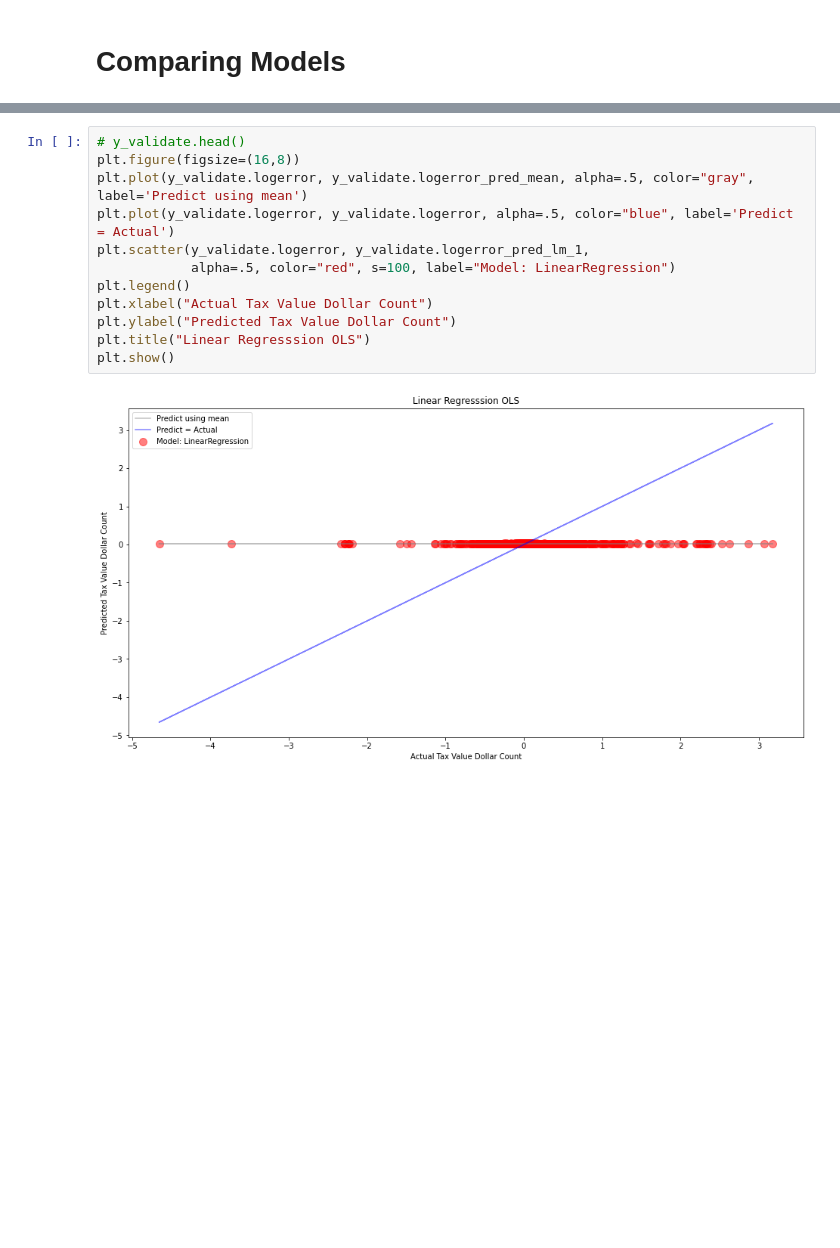
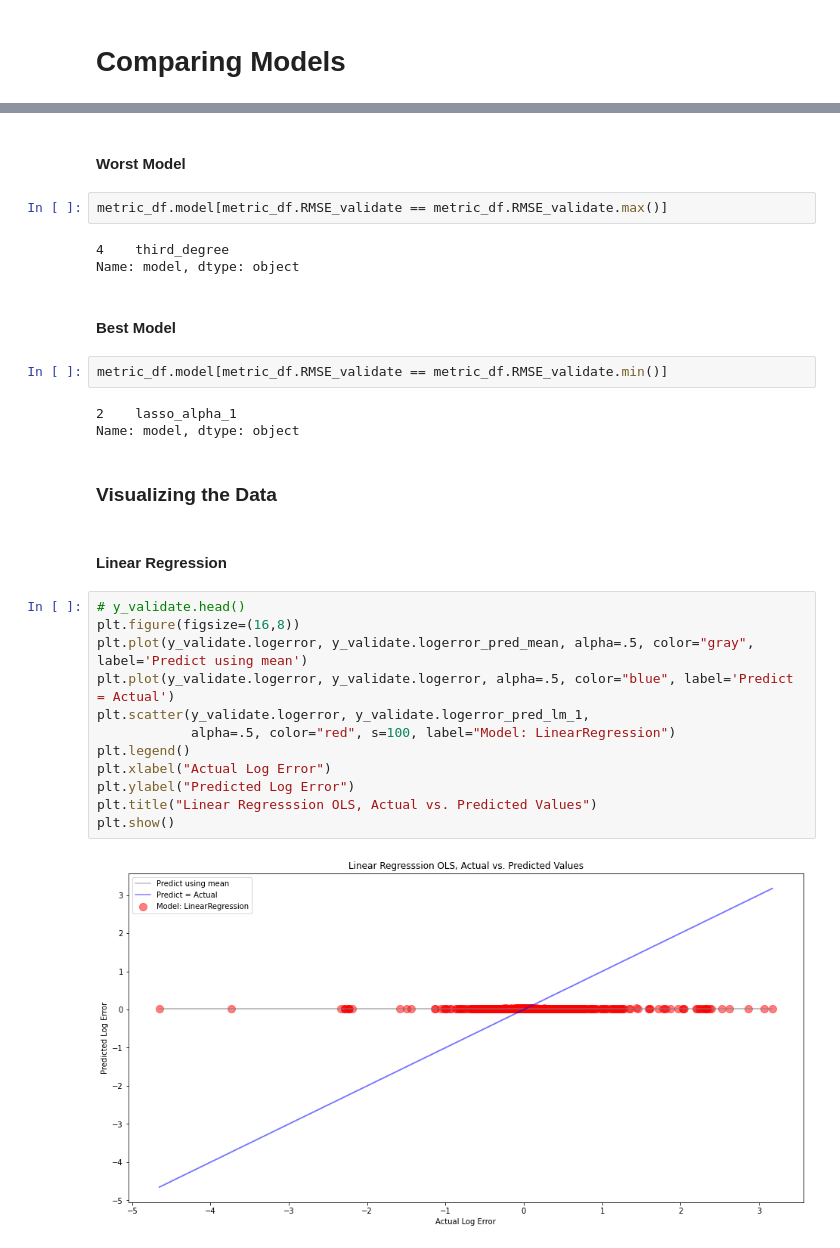
Before and after one commit to malachi-hale/clustering-project, a Jupyter notebook: Final_Project.ipynb, the cells around one changed output, grey strips where cells are left out. Saved outputs shown, nothing was run; the diff lists cells and outputs as text; blank space fills up the shorter version.

```diff
--- a/Final_Project.ipynb
+++ b/Final_Project.ipynb
@@ -1741,14 +1756,32 @@ y_validate
+# %% [markdown]
+#### Worst Model
+# %%
+metric_df.model[metric_df.RMSE_validate == metric_df.RMSE_validate.max()]
+# %% [output]
+4    third_degree
+Name: model, dtype: object
+# %% [markdown]
+#### Best Model
+# %%
+metric_df.model[metric_df.RMSE_validate == metric_df.RMSE_validate.min()]
+# %% [output]
+2    lasso_alpha_1
+Name: model, dtype: object
+# %% [markdown]
+### Visualizing the Data
+# %% [markdown]
+#### Linear Regression
 # %%
 # y_validate.head()
 plt.figure(figsize=(16,8))
 plt.plot(y_validate.logerror, y_validate.logerror_pred_mean, alpha=.5, color="gray", label='Predict using mean')
 plt.plot(y_validate.logerror, y_validate.logerror, alpha=.5, color="blue", label='Predict = Actual')
 plt.scatter(y_validate.logerror, y_validate.logerror_pred_lm_1,
             alpha=.5, color="red", s=100, label="Model: LinearRegression")
 plt.legend()
-plt.xlabel("Actual Tax Value Dollar Count")
-plt.ylabel("Predicted Tax Value Dollar Count")
-plt.title("Linear Regresssion OLS")
+plt.xlabel("Actual Log Error")
+plt.ylabel("Predicted Log Error")
+plt.title("Linear Regresssion OLS, Actual vs. Predicted Values")
 plt.show()
 # %% [output]
-[figure, old version]
+[figure, new version]
```
Also changed, not shown: parts of 43 cells of this notebook, 2 other files.
